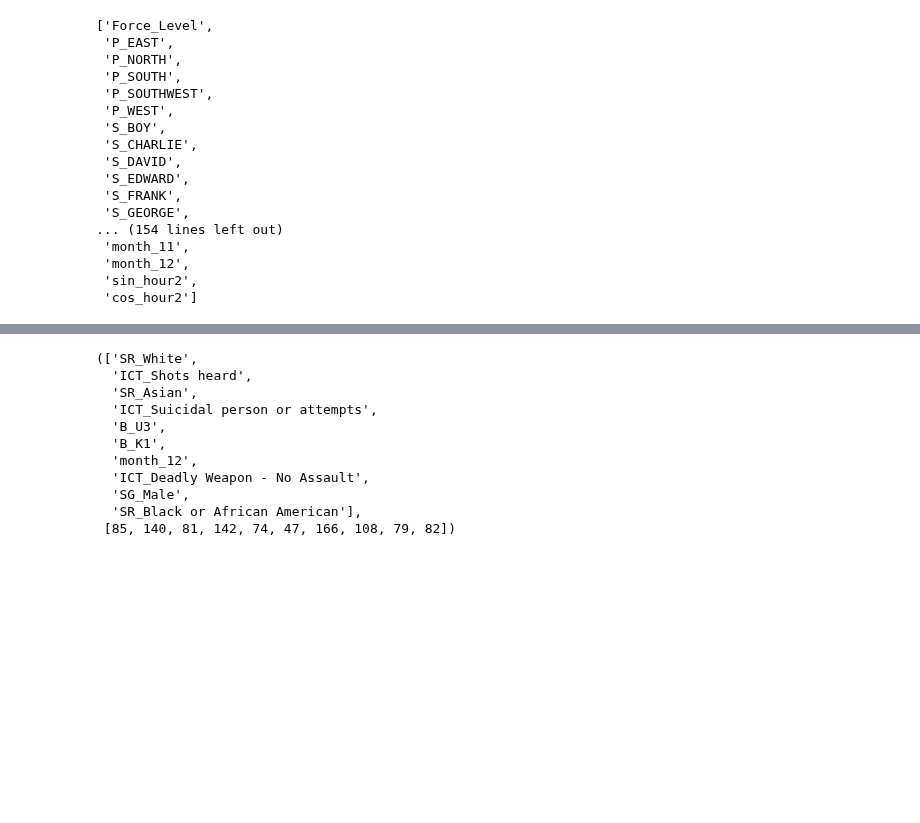
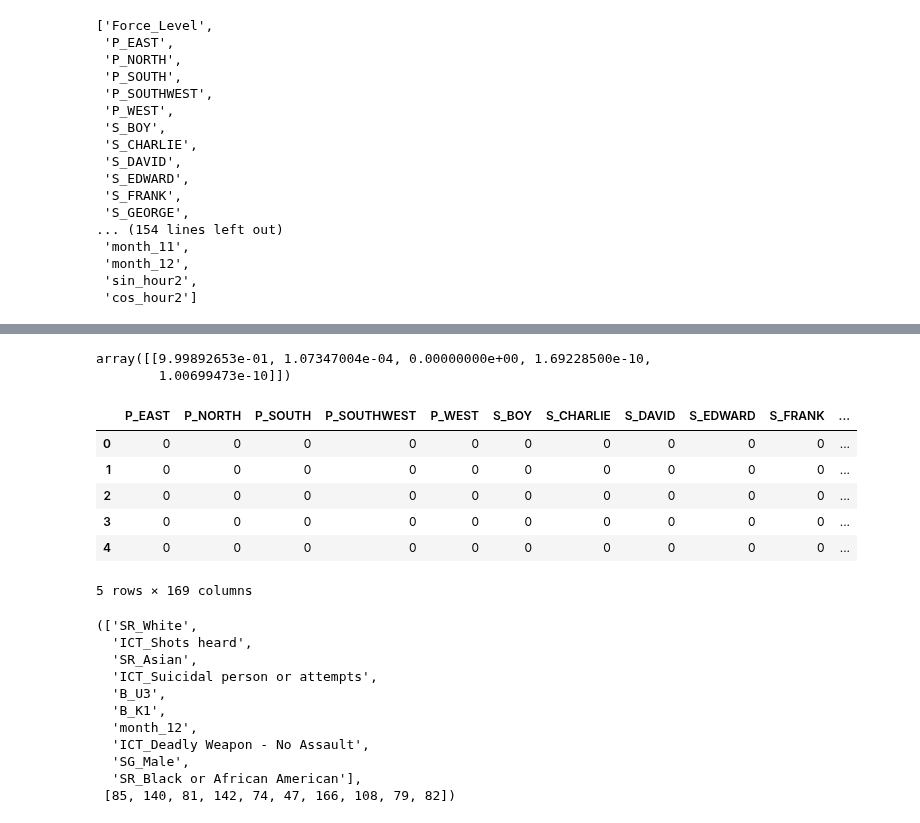
Before and after one commit to SarahMBurgart/use-of-force, a Jupyter notebook: Modeling.ipynb, the cells around one changed output, grey strips where cells are left out. Cells and saved outputs as stored; diff of their text form; code cells hidden in the pictures; blank space fills up the shorter version.

```diff
--- a/Modeling.ipynb
+++ b/Modeling.ipynb
@@ -276,0 +480,4 @@ gbc3 = pickle.load(open('gbc3.pkl', 'rb'))
+# %%
+pd.set_option('display.max_columns', 169)
+pd.set_option('display.max_rows', 190)
+X.iloc[12039, :]
@@ -277,3 +504,18 @@ gbc3 = pickle.load(open('gbc3.pkl', 'rb'))
+# %%
+gbc1.predict_proba(d)
+# %% [output]
+array([[9.99892653e-01, 1.07347004e-04, 0.00000000e+00, 1.69228500e-10,
+        1.00699473e-10]])
+# %%
+X.head()
+# %% [output]
+|  | P_EAST | P_NORTH | P_SOUTH | P_SOUTHWEST | P_WEST | S_BOY | S_CHARLIE | S_DAVID | S_EDWARD | S_FRANK | ... |
+| 0 | 0 | 0 | 0 | 0 | 0 | 0 | 0 | 0 | 0 | 0 | ... |
+| 1 | 0 | 0 | 0 | 0 | 0 | 0 | 0 | 0 | 0 | 0 | ... |
+| 2 | 0 | 0 | 0 | 0 | 0 | 0 | 0 | 0 | 0 | 0 | ... |
+| 3 | 0 | 0 | 0 | 0 | 0 | 0 | 0 | 0 | 0 | 0 | ... |
+| 4 | 0 | 0 | 0 | 0 | 0 | 0 | 0 | 0 | 0 | 0 | ... |
+5 rows × 169 columns
 # %%
 logr_pp = logr.predict_proba(X_test)
 logr_yhat = logr.predict(X_test)
```
Also changed, not shown: parts of 34 cells of this notebook.
